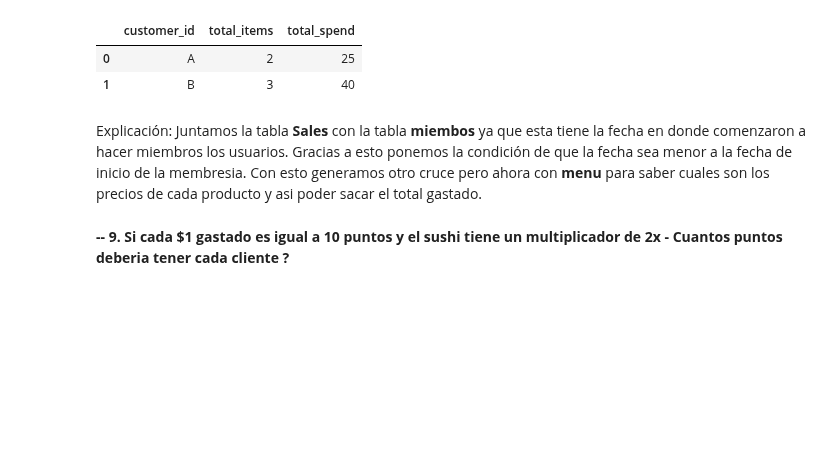
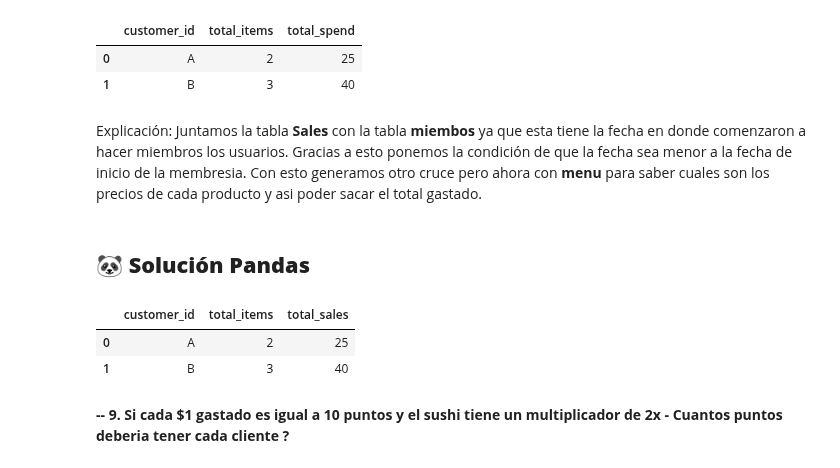
Before and after one commit to LLAES07/SQL_DESAFIO, a Jupyter notebook: Caso_1/Caso_1.ipynb, the cells around one changed output. Saved outputs shown, nothing was run; the diff lists cells and outputs as text; code cells hidden in the pictures; blank space fills up the shorter version.

Commit message:
Arreglando formatos e incluyendo soluciones en pandas pt8

```diff
--- a/Caso_1/Caso_1.ipynb
+++ b/Caso_1/Caso_1.ipynb
@@ -636,6 +644,24 @@ pd.read_sql_query(query, connection)
 | 1 | B | 3 | 40 |
 # %% [markdown]
 Explicación: Juntamos la tabla **Sales** con la tabla **miembos** ya que esta tiene la fecha en donde comenzaron a hacer miembros los usuarios. Gracias a esto ponemos la condición de que la fecha sea menor a la fecha de inicio de la membresia. Con esto generamos otro cruce pero ahora con **menu** para saber cuales son los precios de cada producto y asi poder sacar el total gastado.
+# %% [markdown]
+## 🐼 **Solución Pandas**
+# %%
+# Generamos el merge entre nuestro df_merge y members para tener la columna join_date
+df_combinado = df_merge.merge(df_members, on='customer_id', how='inner')
+
+# Filtramos por todas aquellas fechas que sean inferior a join date
+df_combinado = df_combinado[df_combinado['order_date'] < df_combinado['join_date']]
+
+# Ordenamos por order date segun el cliente
+df_combinado = df_combinado.sort_values(['customer_id', 'order_date'])
+
+df_combinado.groupby('customer_id', as_index=False).agg({'product_id': 'count','price': 'sum'})\
+                                                   .rename(columns={'product_id': 'total_items','price': 'total_sales'})
+# %% [output]
+|  | customer_id | total_items | total_sales |
+| 0 | A | 2 | 25 |
+| 1 | B | 3 | 40 |
 # %% [markdown]
 **-- 9.  Si cada $1 gastado es igual a 10 puntos y el sushi tiene un multiplicador de 2x - Cuantos puntos deberia tener cada cliente ?**
 # %%
```
Also changed, not shown: parts of 3 cells of this notebook.
